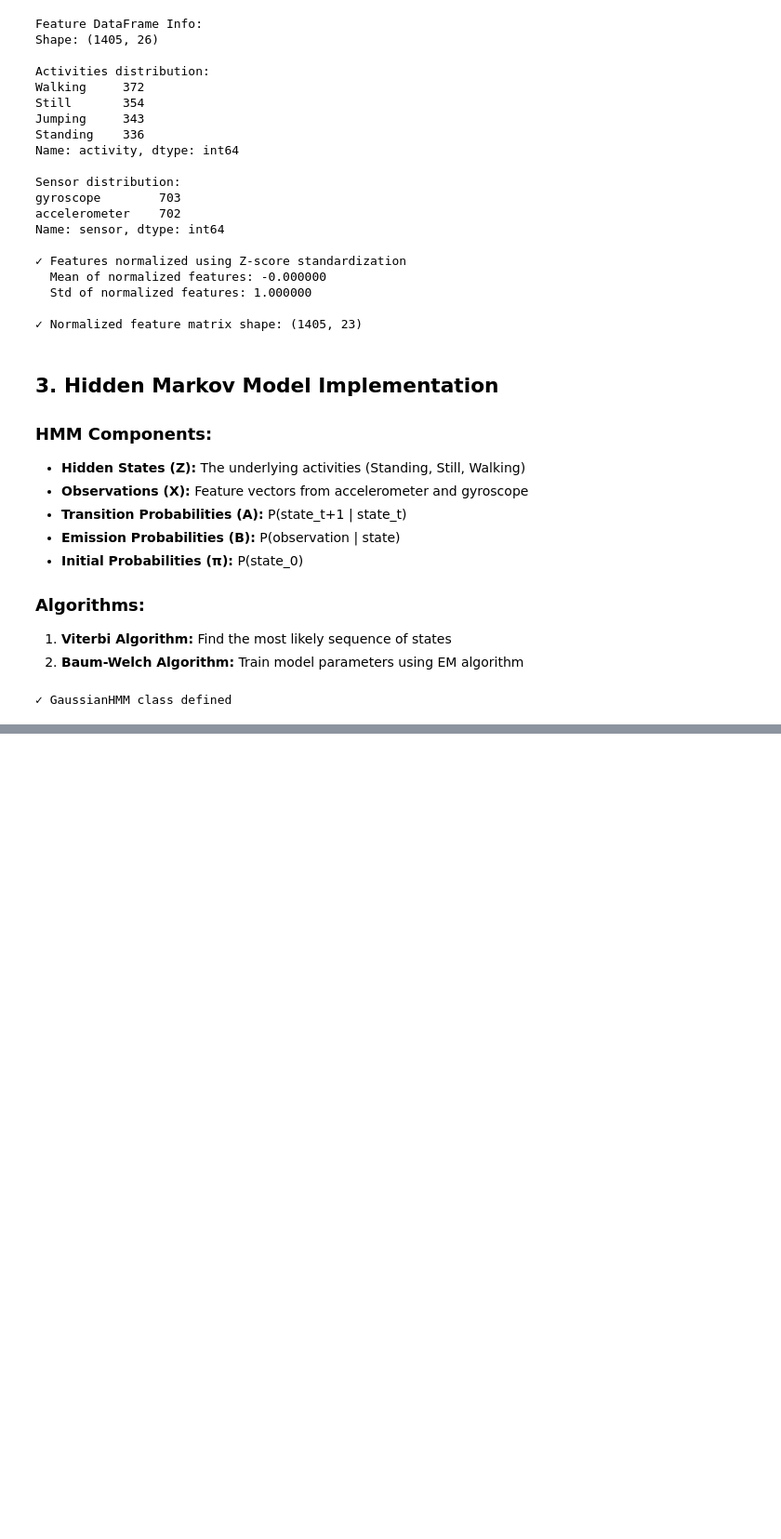
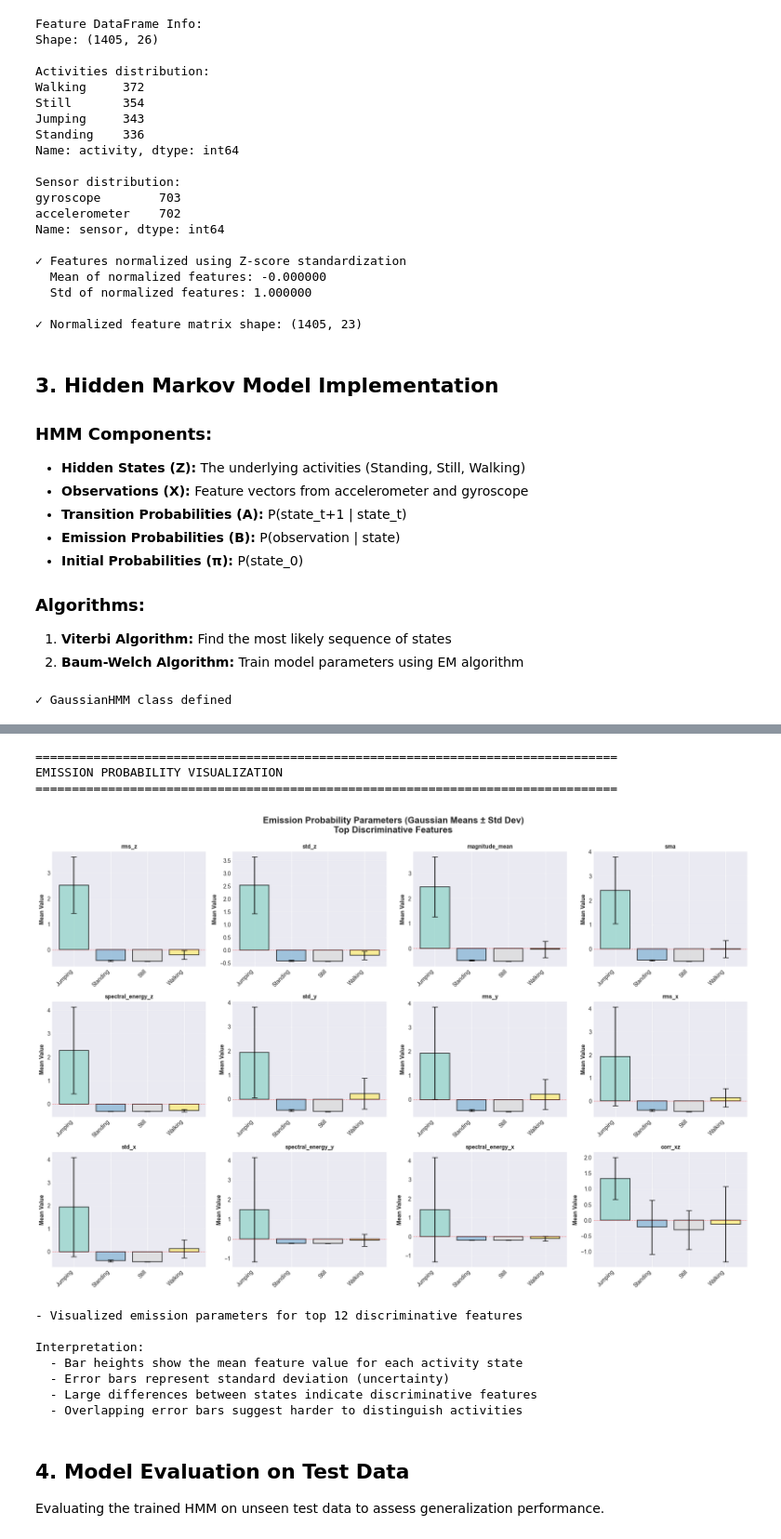
Before and after one commit to amuhirwa/HMM, a Jupyter notebook: notebook.ipynb, the cells around one changed output, grey strips where cells are left out. Shown at 93% size. Saved outputs shown, nothing was run; the diff lists cells and outputs as text; code cells hidden in the pictures; blank space fills up the shorter version.

```diff
--- a/notebook.ipynb
+++ b/notebook.ipynb
@@ -970,0 +1434,73 @@ class GaussianHMM:
+# %%
+# Visualize Emission Probabilities (Gaussian Means)
+print("\n" + "="*80)
+print("EMISSION PROBABILITY VISUALIZATION")
+print("="*80)
+
+# Select top features to visualize (based on variance across states)
+n_features_to_plot = min(12, n_features)
+feature_variances = []
+for feat_idx in range(n_features):
+    state_means = [hmm.means[state_idx, feat_idx] for state_idx in range(n_states)]
+    variance = np.var(state_means)
+    feature_variances.append((feat_idx, variance))
+
+feature_variances.sort(key=lambda x: x[1], reverse=True)
+top_feature_indices = [idx for idx, _ in feature_variances[:n_features_to_plot]]
+
+# Plot emission means for top discriminative features
+fig, axes = plt.subplots(3, 4, figsize=(18, 12))
+axes = axes.flatten()
+
+for plot_idx, feat_idx in enumerate(top_feature_indices):
+    if plot_idx >= len(axes):
+        break
+
+    ax = axes[plot_idx]
+    means = [hmm.means[state_idx, feat_idx] for state_idx in range(n_states)]
+    stds = [np.sqrt(hmm.covars[state_idx, feat_idx, feat_idx]) for state_idx in range(n_states)]
+
+    x_pos = np.arange(len(hmm.state_names))
+    colors = plt.cm.Set3(np.linspace(0, 1, len(hmm.state_names)))
+
+    bars = ax.bar(x_pos, means, yerr=stds, color=colors,
+                   alpha=0.7, edgecolor='black', linewidth=1.5, capsize=5)
+
+    ax.set_xticks(x_pos)
+    ax.set_xticklabels(hmm.state_names, rotation=45, ha='right')
+    ax.set_ylabel('Mean Value', fontweight='bold')
+    ax.set_title(f'{feature_columns[feat_idx]}', fontweight='bold', fontsize=10)
+    ax.grid(True, alpha=0.3, axis='y')
+    ax.axhline(y=0, color='red', linestyle='--', linewidth=0.8, alpha=0.5)
+
+# Hide extra subplots
+for idx in range(len(top_feature_indices), len(axes)):
+    axes[idx].axis('off')
+
+plt.suptitle('Emission Probability Parameters (Gaussian Means ± Std Dev)\nTop Discriminative Features',
+             fontweight='bold', fontsize=16, y=0.995)
+plt.tight_layout()
+plt.show()
+
+print(f"- Visualized emission parameters for top {n_features_to_plot} discriminative features")
+print("\nInterpretation:")
+print("  - Bar heights show the mean feature value for each activity state")
+print("  - Error bars represent standard deviation (uncertainty)")
+print("  - Large differences between states indicate discriminative features")
+print("  - Overlapping error bars suggest harder to distinguish activities")
+# %% [output]
+================================================================================
+EMISSION PROBABILITY VISUALIZATION
+================================================================================
+[figure, added]
+- Visualized emission parameters for top 12 discriminative features
+
+Interpretation:
+  - Bar heights show the mean feature value for each activity state
+  - Error bars represent standard deviation (uncertainty)
+  - Large differences between states indicate discriminative features
+  - Overlapping error bars suggest harder to distinguish activities
+# %% [markdown]
+## 4. Model Evaluation on Test Data
+
+Evaluating the trained HMM on unseen test data to assess generalization performance.
```
Also changed, not shown: parts of 18 cells of this notebook.
